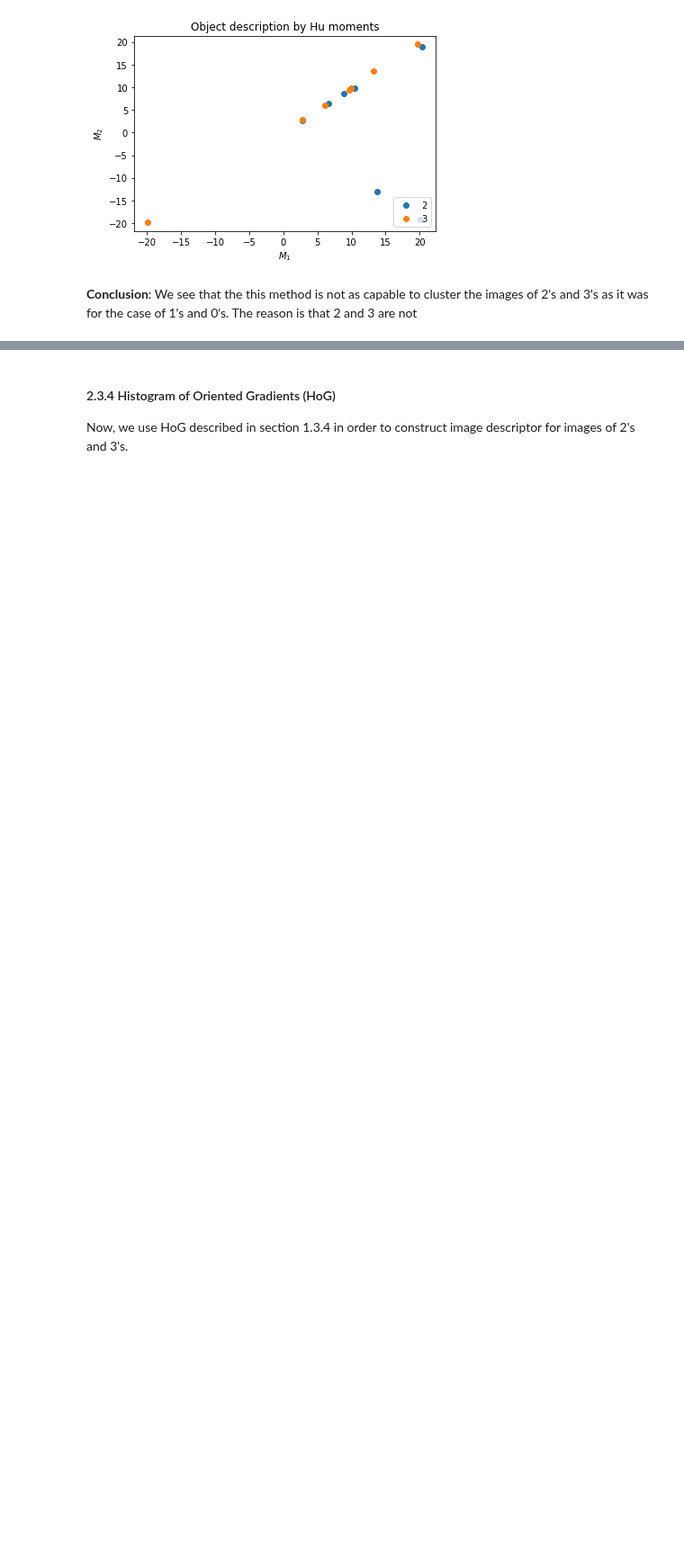
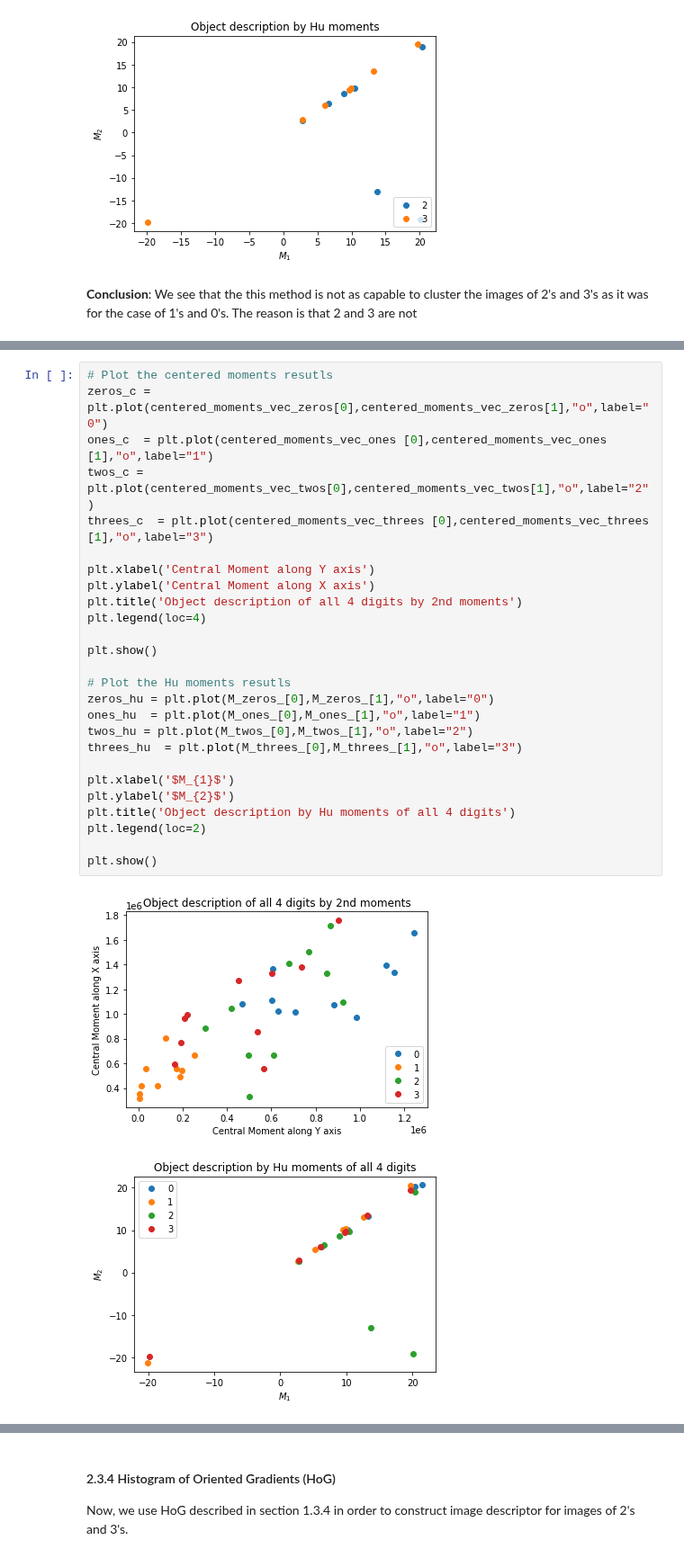
Before and after one commit to dhruti96shah/iapr-2020, a Jupyter notebook: labs/lab_02_object_description_zahra.ipynb, the cells around one changed output, grey strips where cells are left out. Shown at 90% size. Drawn from its saved outputs; the diff is of its cells as text; blank space fills up the shorter version.

```diff
--- a/labs/lab_02_object_description_zahra.ipynb
+++ b/labs/lab_02_object_description_zahra.ipynb
@@ -331,0 +334,29 @@ __Conclusion__: We see that the this method is not as capable to cluster the ima
+# %%
+# Plot the centered moments resutls
+zeros_c = plt.plot(centered_moments_vec_zeros[0],centered_moments_vec_zeros[1],"o",label="0")
+ones_c  = plt.plot(centered_moments_vec_ones [0],centered_moments_vec_ones [1],"o",label="1")
+twos_c = plt.plot(centered_moments_vec_twos[0],centered_moments_vec_twos[1],"o",label="2")
+threes_c  = plt.plot(centered_moments_vec_threes [0],centered_moments_vec_threes [1],"o",label="3")
+
+plt.xlabel('Central Moment along Y axis')
+plt.ylabel('Central Moment along X axis')
+plt.title('Object description of all 4 digits by 2nd moments')
+plt.legend(loc=4)
+
+plt.show()
+
+# Plot the Hu moments resutls
+zeros_hu = plt.plot(M_zeros_[0],M_zeros_[1],"o",label="0")
+ones_hu  = plt.plot(M_ones_[0],M_ones_[1],"o",label="1")
+twos_hu = plt.plot(M_twos_[0],M_twos_[1],"o",label="2")
+threes_hu  = plt.plot(M_threes_[0],M_threes_[1],"o",label="3")
+
+plt.xlabel('$M_{1}$')
+plt.ylabel('$M_{2}$')
+plt.title('Object description by Hu moments of all 4 digits')
+plt.legend(loc=2)
+
+plt.show()
+# %% [output]
+[figure, added]
+[figure, added]
```
Also changed, not shown: parts of 6 cells of this notebook.
